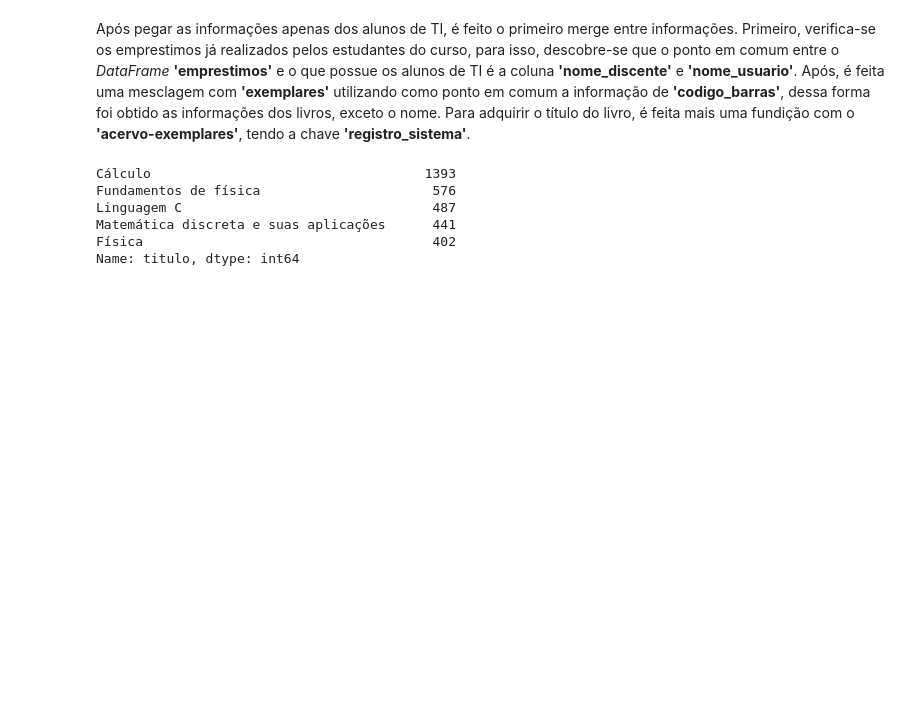
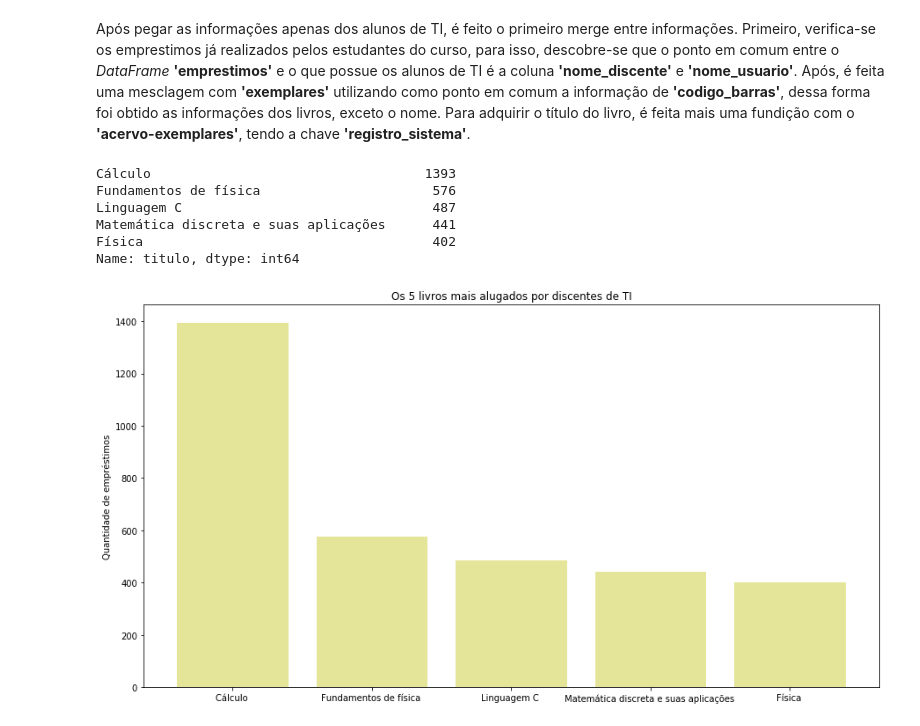
Before and after one commit to alvarofpp/imd0905-acervo-biblioteca, a Jupyter notebook: igor.ipynb, the cells around one changed output. Cells and saved outputs as stored; diff of their text form; code cells hidden in the pictures; blank space fills up the shorter version.

Commit message:
Modificações no README e colocando gráfico

```diff
--- a/igor.ipynb
+++ b/igor.ipynb
@@ -86,15 +88,18 @@ discentes_ti.head()
 # %% [markdown]
 Após pegar as informações apenas dos alunos de TI, é feito o primeiro merge entre informações. Primeiro, verifica-se os emprestimos já realizados pelos estudantes do curso, para isso, descobre-se que o ponto em comum entre o _DataFrame_ **'emprestimos'** e o que possue os alunos de TI é a coluna **'nome_discente'** e **'nome_usuario'**. Após, é feita uma mesclagem com **'exemplares'** utilizando como ponto em comum a informação de **'codigo_barras'**, dessa forma foi obtido as informações dos livros, exceto o nome. Para adquirir o título do livro, é feita mais uma fundição com o **'acervo-exemplares'**, tendo a chave **'registro_sistema'**.
 # %%
+#Para pegar os emprestimos realizados pelos discentes de TI
 merged_by_nome_usuario = pd.merge(discentes_ti, dfs['emprestimos'], left_on='nome_discente', right_on='nome_usuario')
 
+#Para pegar as informações dos livros alugados por alunos de TI
 merged_by_codigo_barras = pd.merge(dfs['exemplares'], merged_by_nome_usuario, left_on='codigo_barras', right_on='codigo_barras')
 
+#Para pegar nome dos livros
 merged_by_registro_sistema = pd.merge(dfs['acervo-exemplares'], merged_by_codigo_barras, left_on='registro_sistema', right_on='registro_sistema')
 
-count_mes = merged_by_registro_sistema['titulo'].value_counts()
+top5_livros_alugados = merged_by_registro_sistema['titulo'].value_counts().head(5)
 
-count_mes.head(5)
+top5_livros_alugados
 # %% [output]
 Cálculo                                   1393
 Fundamentos de física                      576
@@ -102,3 +107,18 @@ Linguagem C                                487
 Matemática discreta e suas aplicações      441
 Física                                     402
 Name: titulo, dtype: int64
+# %%
+# Definimos o tamanho da figura que terá o gráfico
+plt.figure(figsize=(15,8))
+
+# Barras de cada mês com a quantidade de empréstimos
+plt.bar(top5_livros_alugados.keys(), top5_livros_alugados.values, alpha=0.4, color='y')
+
+# Demais configurações do gráfico
+plt.ylabel('Quantidade de empréstimos')
+plt.title('Os 5 livros mais alugados por discentes de TI')
+
+# Exibindo o gráfico
+plt.show()
+# %% [output]
+[figure, added]
```
Also changed, not shown: parts of 1 cell of this notebook, 1 other file.
